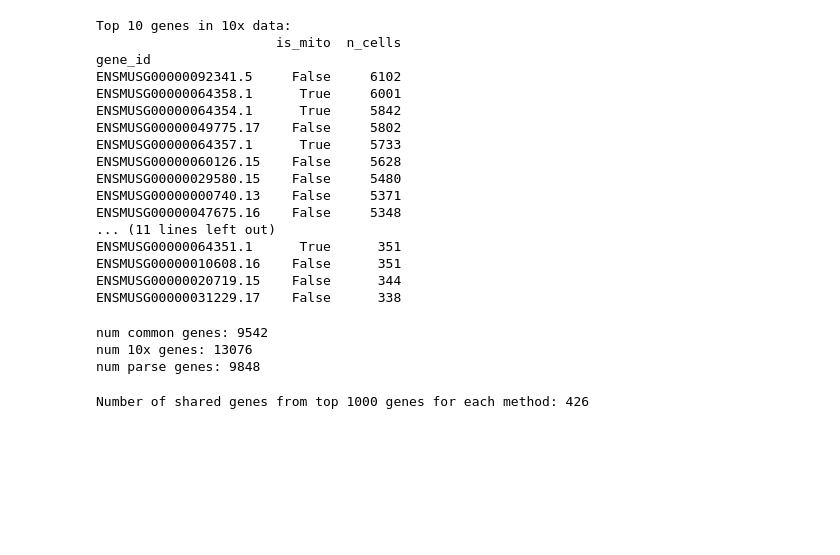
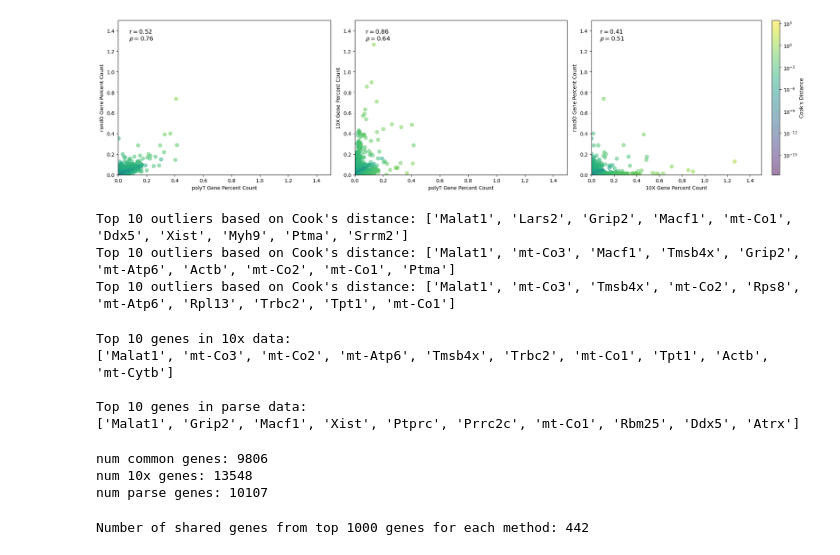
Before and after one commit to mcaskey6/10XvParse, a Jupyter notebook: Analysis 1/combo_test.ipynb, the cells around one changed output. Cells and saved outputs as stored; diff of their text form; code cells hidden in the pictures; blank space fills up the shorter version.

Commit message:
Improved gene count comparison graphs

```diff
--- a/Analysis 1/combo_test.ipynb
+++ b/Analysis 1/combo_test.ipynb
@@ -6,4 +11,5 @@ import numpy as np
 import scanpy as sc
 # %%
 data_10x = anndata.read_h5ad('processed_10x.h5ad')
-data_parse = anndata.read_h5ad('processed_parse.h5ad')
+data_polyT = anndata.read_h5ad('processed_polyT.h5ad')
+data_randO = anndata.read_h5ad('processed_randO.h5ad')
@@ -10,46 +57,65 @@ data_parse = anndata.read_h5ad('processed_parse.h5ad')
+# %%
+fig, axs = plt.subplots(1, 3, figsize = (20, 5))
+
+xlim = 1.5
+ylim = 1.5
+
+TvO_genes = compare_genes(data_polyT, data_randO, x_name = 'polyT', y_name = 'randO')
+TvX_genes = compare_genes(data_polyT, data_10x, x_name = 'polyT', y_name = '10X')
+XvO_genes = compare_genes(data_10x, data_randO, x_name = '10X', y_name = 'randO')
+
+c_values = TvO_genes['cooks_distance'].tolist() + TvX_genes['cooks_distance'].tolist() + XvO_genes['cooks_distance'].tolist()
+norm = LogNorm(min(c_values), max(c_values))
+
+scatter_genes(fig, axs[0], TvO_genes, x_name = 'polyT', y_name = 'randO', xlim=xlim, ylim=ylim, norm=norm)
+scatter_genes(fig, axs[1], TvX_genes, x_name = 'polyT', y_name = '10X', xlim=xlim, ylim=ylim,norm=norm)
+plot = scatter_genes(fig, axs[2], XvO_genes, x_name = '10X', y_name = 'randO', xlim=xlim, ylim=ylim,norm=norm)
+
+fig.colorbar(plot, label = "Cook's Distance")
+
+plt.tight_layout()
+plt.show()
+# %% [output]
+[figure, added]
+# %%
+for shared_data in [TvO_genes, TvX_genes, XvO_genes]:
+    shared_data.sort_values(by='cooks_distance', ascending=False, inplace=True)
+    print("Top 10 outliers based on Cook's distance:", shared_data.index[:10].tolist())
+# %% [output]
+Top 10 outliers based on Cook's distance: ['Malat1', 'Lars2', 'Grip2', 'Macf1', 'mt-Co1', 'Ddx5', 'Xist', 'Myh9', 'Ptma', 'Srrm2']
+Top 10 outliers based on Cook's distance: ['Malat1', 'mt-Co3', 'Macf1', 'Tmsb4x', 'Grip2', 'mt-Atp6', 'Actb', 'mt-Co2', 'mt-Co1', 'Ptma']
+Top 10 outliers based on Cook's distance: ['Malat1', 'mt-Co3', 'Tmsb4x', 'mt-Co2', 'Rps8', 'mt-Atp6', 'Rpl13', 'Trbc2', 'Tpt1', 'mt-Co1']
 # %%
 genes_10x = data_10x.var
-top_10x = genes_10x.sort_values(by='n_cells',ascending=False).head(10)
+top_10x = genes_10x.sort_values(by='n_cells',ascending=False).head(10).index.tolist()
 
-genes_parse = data_parse.var
-top_parse = genes_parse.sort_values(by='n_cells',ascending=False).head(10)
+genes_polyT = data_polyT.var
+top_polyT = genes_polyT.sort_values(by='n_cells',ascending=False).head(10).index.tolist()
 
 print("Top 10 genes in 10x data:")
 print(top_10x)
 print()
 print("Top 10 genes in parse data:")
-print(top_parse)
+print(top_polyT)
 # %% [output]
 Top 10 genes in 10x data:
-                       is_mito  n_cells
-gene_id
-ENSMUSG00000092341.5     False     6102
-ENSMUSG00000064358.1      True     6001
-ENSMUSG00000064354.1      True     5842
-ENSMUSG00000049775.17    False     5802
-ENSMUSG00000064357.1      True     5733
-ENSMUSG00000060126.15    False     5628
-ENSMUSG00000029580.15    False     5480
-ENSMUSG00000000740.13    False     5371
-ENSMUSG00000047675.16    False     5348
-... (11 lines left out)
-ENSMUSG00000064351.1      True      351
-ENSMUSG00000010608.16    False      351
-ENSMUSG00000020719.15    False      344
-ENSMUSG00000031229.17    False      338
+['Malat1', 'mt-Co3', 'mt-Co2', 'mt-Atp6', 'Tmsb4x', 'Trbc2', 'mt-Co1', 'Tpt1', 'Actb', 'mt-Cytb']
+
+Top 10 genes in parse data:
+['Malat1', 'Grip2', 'Macf1', 'Xist', 'Ptprc', 'Prrc2c', 'mt-Co1', 'Rbm25', 'Ddx5', 'Atrx']
 # %%
-common_genes = data_10x.var_names.intersection(data_parse.var_names)
+common_genes = data_10x.var_names.intersection(data_polyT.var_names)
 print("num common genes: " + str(common_genes.shape[0]))
 print("num 10x genes: " + str(data_10x.var_names.shape[0]))
-print("num parse genes: " + str(data_parse.var_names.shape[0]))
+print("num parse genes: " + str(data_polyT.var_names.shape[0]))
 # %% [output]
-num common genes: 9542
-num 10x genes: 13076
-num parse genes: 9848
+num common genes: 9806
+num 10x genes: 13548
+num parse genes: 10107
 # %%
 top_thousand_10x = genes_10x.sort_values(by='n_cells',ascending=False).head(1000)
-top_thousand_parse = genes_parse.sort_values(by='n_cells',ascending=False).head(1000)
+top_thousand_polyT = genes_polyT.sort_values(by='n_cells',ascending=False).head(1000)
 
-print("Number of shared genes from top 1000 genes for each method: " + str(len(top_thousand_10x.index.intersection(top_thousand_parse.index))))
+print("Number of shared genes from top 1000 genes for each method: " + str(len(top_thousand_10x.index.intersection(top_thousand_polyT.index))))
 # %% [output]
-Number of shared genes from top 1000 genes for each method: 426
+Number of shared genes from top 1000 genes for each method: 442
```
Also changed, not shown: parts of 2 cells of this notebook.
